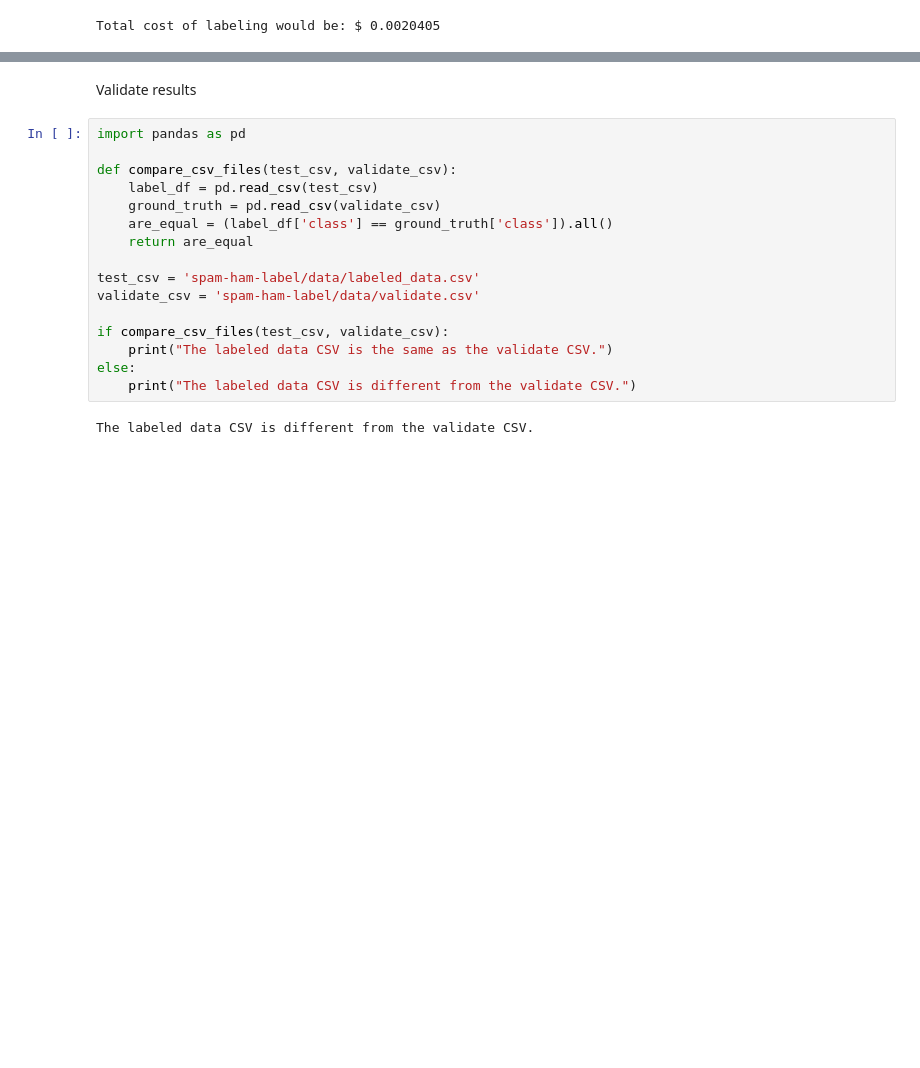
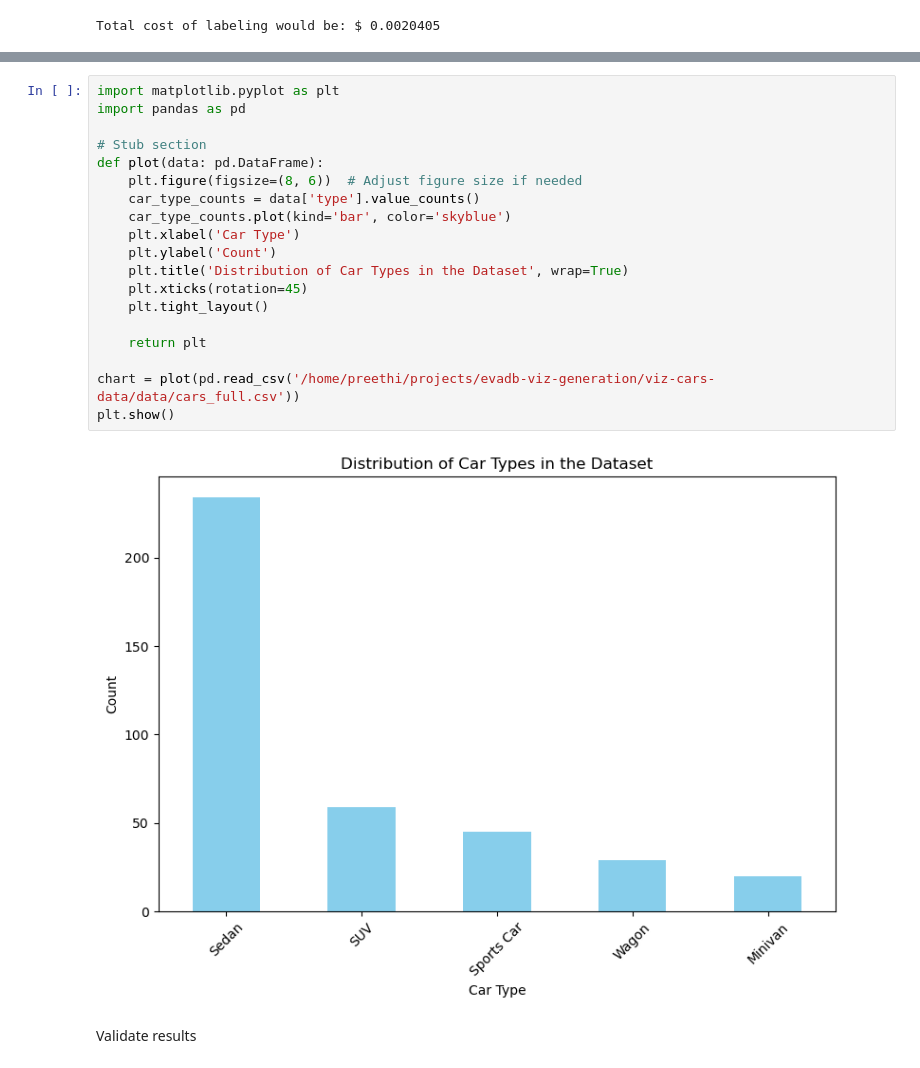
Before and after one commit to Preethi1609/evadb-viz-generation, a Jupyter notebook: example-car-viz.ipynb, the cells around one changed output, grey strips where cells are left out. Saved outputs shown, nothing was run; the diff lists cells and outputs as text; blank space fills up the shorter version.

```diff
--- a/example-car-viz.ipynb
+++ b/example-car-viz.ipynb
@@ -162,20 +139,23 @@ Input: Subscribe and Win a CAP<br />       ☆☆☆☆☆﻿
+# %%
+import matplotlib.pyplot as plt
+import pandas as pd
+
+# Stub section
+def plot(data: pd.DataFrame):
+    plt.figure(figsize=(8, 6))  # Adjust figure size if needed
+    car_type_counts = data['type'].value_counts()
+    car_type_counts.plot(kind='bar', color='skyblue')
+    plt.xlabel('Car Type')
+    plt.ylabel('Count')
+    plt.title('Distribution of Car Types in the Dataset', wrap=True)
+    plt.xticks(rotation=45)
+    plt.tight_layout()
+
+    return plt
+
+chart = plot(pd.read_csv('/home/preethi/projects/evadb-viz-generation/viz-cars-data/data/cars_full.csv'))
+plt.show()
+# %% [output]
+[figure, added]
 # %% [markdown]
 Validate results
-# %%
-import pandas as pd
-
-def compare_csv_files(test_csv, validate_csv):
-    label_df = pd.read_csv(test_csv)
-    ground_truth = pd.read_csv(validate_csv)
-    are_equal = (label_df['class'] == ground_truth['class']).all()
-    return are_equal
-
-test_csv = 'spam-ham-label/data/labeled_data.csv'
-validate_csv = 'spam-ham-label/data/validate.csv'
-
-if compare_csv_files(test_csv, validate_csv):
-    print("The labeled data CSV is the same as the validate CSV.")
-else:
-    print("The labeled data CSV is different from the validate CSV.")
-# %% [output]
-The labeled data CSV is different from the validate CSV.
```
Also changed, not shown: parts of 8 cells of this notebook, 2 other files.
